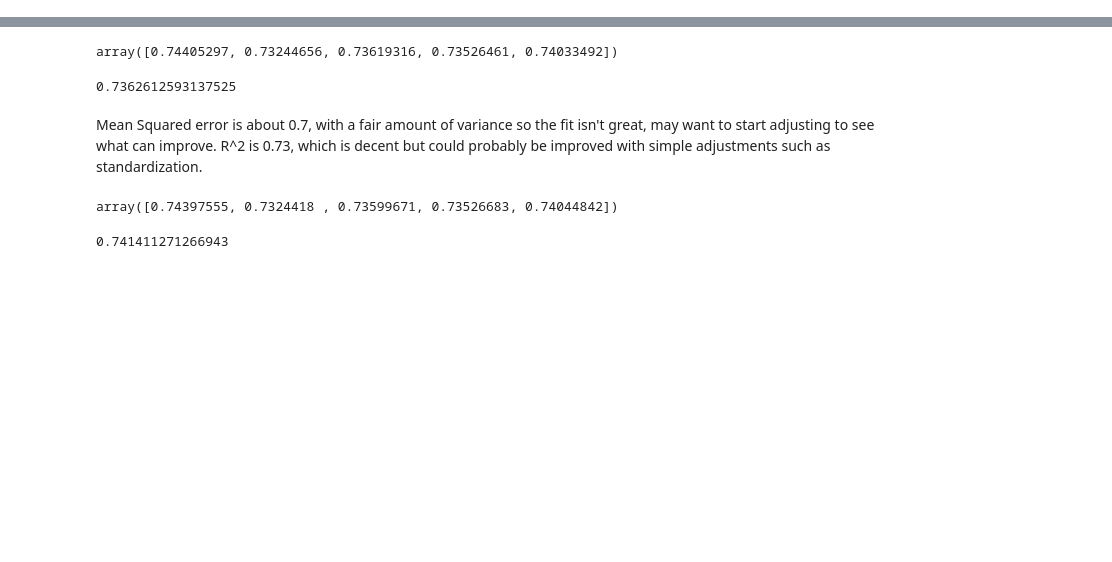
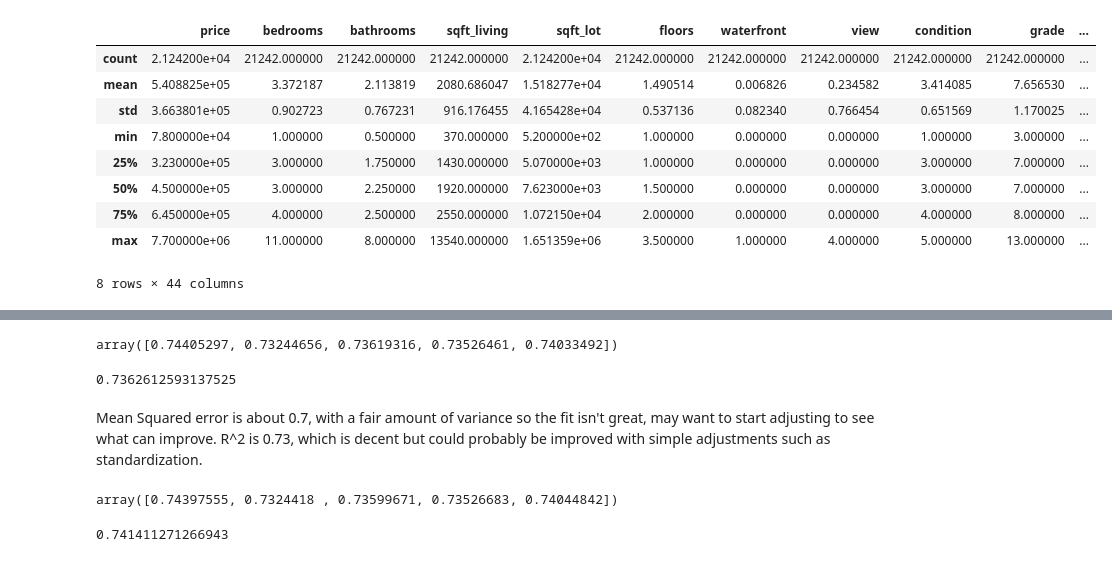
Before and after one commit to Somethingor/bsc-phase-two-project, a Jupyter notebook: notebooks/exploratory/member-1/Regression Andrew.ipynb, the cells around one changed output, grey strips where cells are left out. Drawn from its saved outputs; the diff is of its cells as text; code cells hidden in the pictures; blank space fills up the shorter version.

```diff
--- a/notebooks/exploratory/member-1/Regression Andrew.ipynb
+++ b/notebooks/exploratory/member-1/Regression Andrew.ipynb
@@ -30,0 +51,16 @@ df.drop(['zipcode', 'lat','long'],axis=1, inplace=True)
+# %%
+
+
+df.describe()
+prce, bedrooms, bathroom, sqft_living, sqft_lot, floors. condition, grade,sqft_living_diff, qft_lot_diff, year
+# %% [output]
+|  | price | bedrooms | bathrooms | sqft_living | sqft_lot | floors | waterfront | view | condition | grade | ... |
+| count | 2.124200e+04 | 21242.000000 | 21242.000000 | 21242.000000 | 2.124200e+04 | 21242.000000 | 21242.000000 | 21242.000000 | 21242.000000 | 21242.000000 | ... |
+| mean | 5.408825e+05 | 3.372187 | 2.113819 | 2080.686047 | 1.518277e+04 | 1.490514 | 0.006826 | 0.234582 | 3.414085 | 7.656530 | ... |
+| std | 3.663801e+05 | 0.902723 | 0.767231 | 916.176455 | 4.165428e+04 | 0.537136 | 0.082340 | 0.766454 | 0.651569 | 1.170025 | ... |
+| min | 7.800000e+04 | 1.000000 | 0.500000 | 370.000000 | 5.200000e+02 | 1.000000 | 0.000000 | 0.000000 | 1.000000 | 3.000000 | ... |
+| 25% | 3.230000e+05 | 3.000000 | 1.750000 | 1430.000000 | 5.070000e+03 | 1.000000 | 0.000000 | 0.000000 | 3.000000 | 7.000000 | ... |
+| 50% | 4.500000e+05 | 3.000000 | 2.250000 | 1920.000000 | 7.623000e+03 | 1.500000 | 0.000000 | 0.000000 | 3.000000 | 7.000000 | ... |
+| 75% | 6.450000e+05 | 4.000000 | 2.500000 | 2550.000000 | 1.072150e+04 | 2.000000 | 0.000000 | 0.000000 | 4.000000 | 8.000000 | ... |
+| max | 7.700000e+06 | 11.000000 | 8.000000 | 13540.000000 | 1.651359e+06 | 3.500000 | 1.000000 | 4.000000 | 5.000000 | 13.000000 | ... |
+8 rows × 44 columns
```
Also changed, not shown: parts of 4 cells of this notebook, 2 other files.
